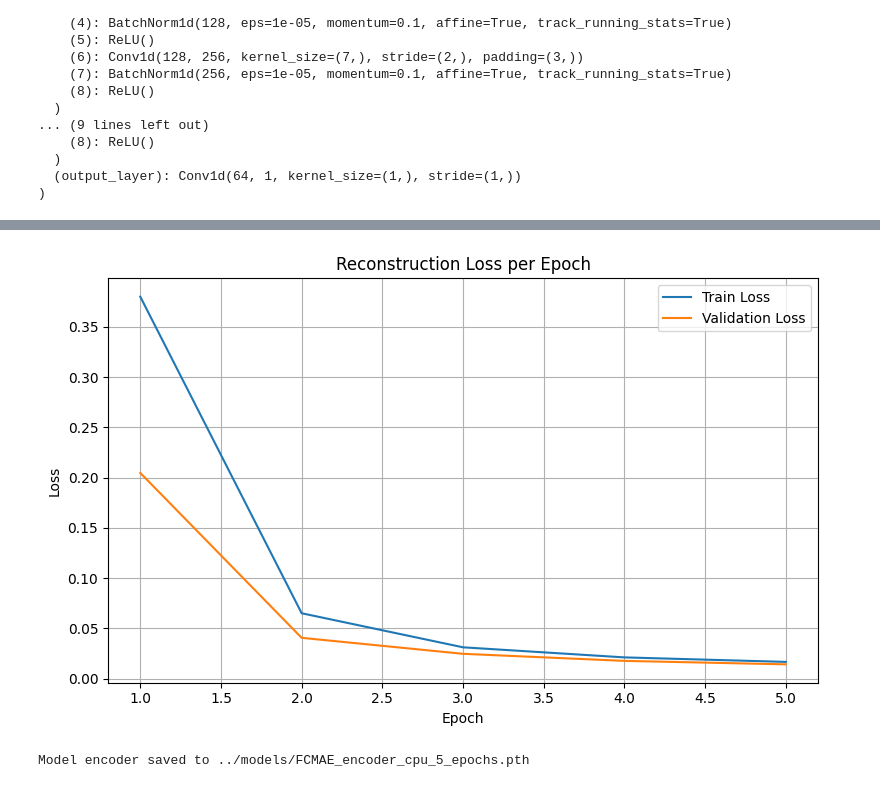
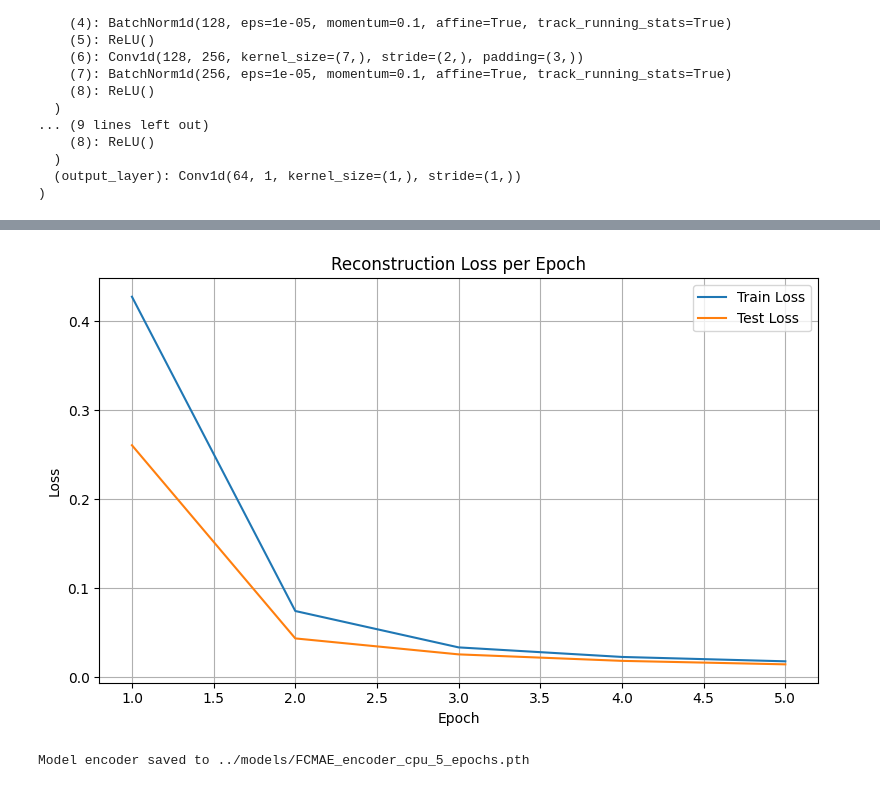
Before and after one commit to noorwertheim/Master-Thesis, a Jupyter notebook: notebooks/FCMAE.ipynb, the cells around one changed output, grey strips where cells are left out. Cells and saved outputs as stored; diff of their text form; code cells hidden in the pictures.

Commit message:
using test and train splits from target data for fcmae

```diff
--- a/notebooks/FCMAE.ipynb
+++ b/notebooks/FCMAE.ipynb
@@ -44,0 +21,10 @@ print(data[0])
+# %%
+train_file = os.path.join(univariate_data_path, 'merged_univariate_train.npy')
+train_data = np.load(train_file, allow_pickle=True)
+test_file = os.path.join(univariate_data_path, 'merged_univariate_test.npy')
+test_data = np.load(test_file, allow_pickle=True)
+print(train_data.shape)
+print(test_data.shape)
+
+print(train_data[0]['signal'].shape)
+print(train_data[0])
@@ -76,7 +73,8 @@ def create_time_windows(data, window_length=12000, step_size=12000):
     return np.array(windows)  # shape: (num_windows, window_length)
 
 
-windows = create_time_windows(data)
-print(windows.shape)
-print(windows[0].shape)
+X_train = create_time_windows(train_data)
+X_test = create_time_windows(test_data)
+print(X_train.shape)
+print(X_test.shape)
 # %% [output]
@@ -240,7 +228,7 @@ import matplotlib.pyplot as plt
 
 num_epochs = 5
 train_losses = []
-val_losses = []
+test_losses = []
 
 for epoch in range(num_epochs):
     model.train()
@@ -263,23 +251,23 @@ for epoch in range(num_epochs):
 
     # Validation loss
     model.eval()
-    val_epoch_loss = 0.0
+    test_epoch_loss = 0.0
     with torch.no_grad():
-        for batch in val_loader:
+        for batch in test_loader:
             batch_input = batch[0].to(device)
             output = model(batch_input)
             loss = criterion(output, batch_input)
-            val_epoch_loss += loss.item()
+            test_epoch_loss += loss.item()
 
-    avg_val_loss = val_epoch_loss / len(val_loader)
-    val_losses.append(avg_val_loss)
+    avg_test_loss = test_epoch_loss / len(test_loader)
+    test_losses.append(avg_test_loss)
 
-    print(f"Epoch [{epoch+1}/{num_epochs}] - Train Loss: {avg_train_loss:.4f}, Val Loss: {avg_val_loss:.4f}")
+    print(f"Epoch [{epoch+1}/{num_epochs}] - Train Loss: {avg_train_loss:.4f}, Val Loss: {avg_test_loss:.4f}")
 
 # Plotting after training
 plt.figure(figsize=(8, 5))
 plt.plot(range(1, num_epochs + 1), train_losses, label="Train Loss")
-plt.plot(range(1, num_epochs + 1), val_losses, label="Validation Loss")
+plt.plot(range(1, num_epochs + 1), test_losses, label="Test Loss")
 plt.xlabel("Epoch")
 plt.ylabel("Loss")
 plt.title("Reconstruction Loss per Epoch")
@@ -296,4 +284,4 @@ Epoch [5/5] - Train Loss: 0.0167, Val Loss: 0.0143
-[figure, old version]
+[figure, new version]
 # %%
 # import matplotlib.pyplot as plt
 
```
Also changed, not shown: parts of 8 cells of this notebook.
